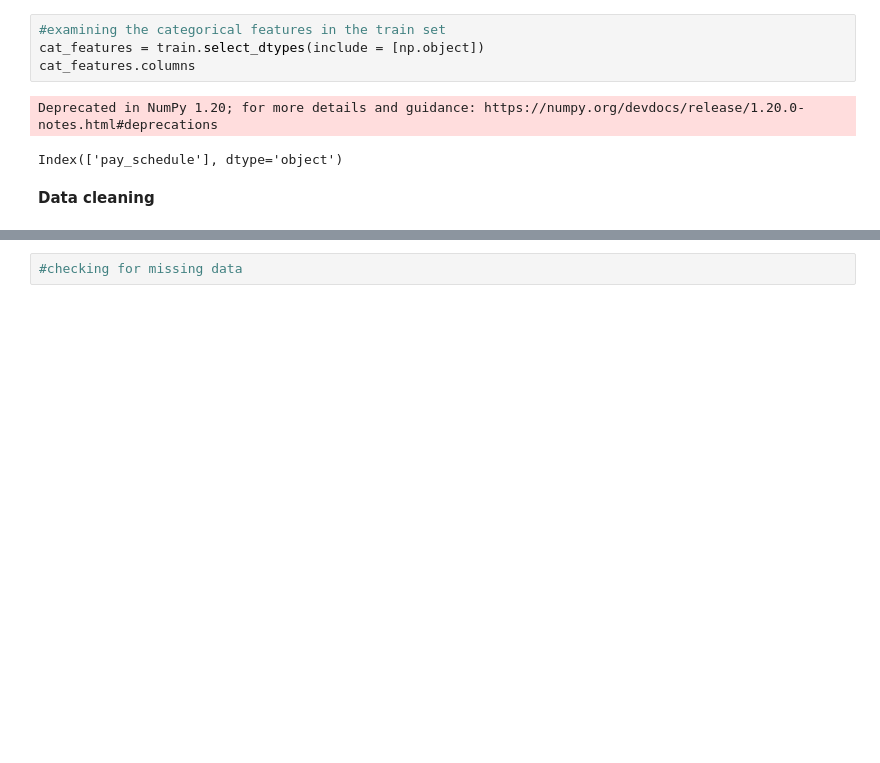
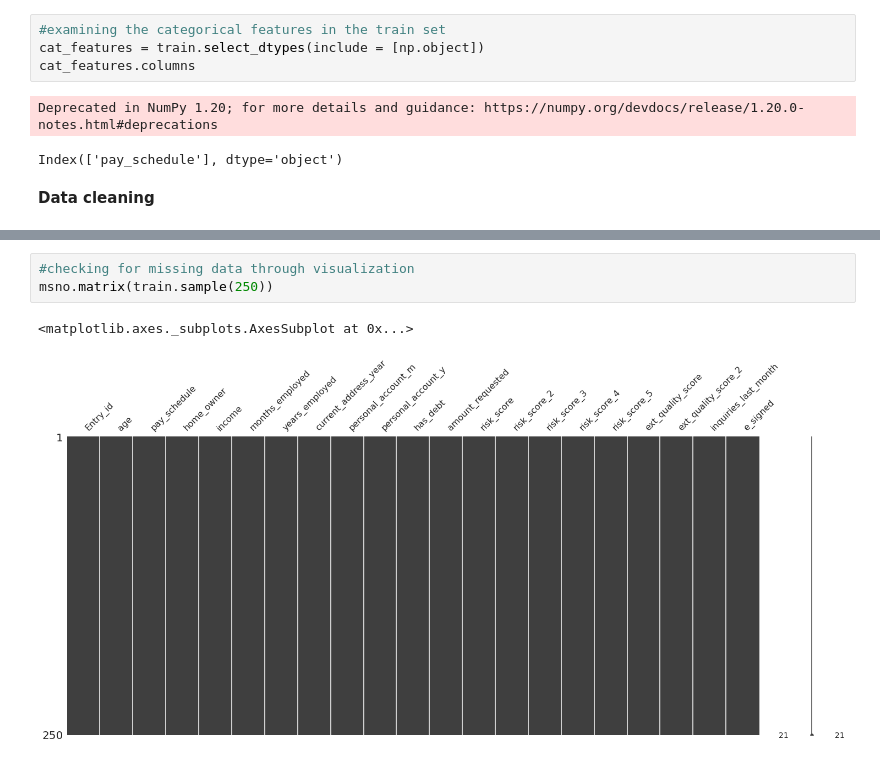
Before and after one commit to zreal135/Team_Pandas, a Jupyter notebook: Team_Pandas_DatafestAfrica_ML_Hackathon.ipynb, the cells around one changed output, grey strips where cells are left out. Drawn from its saved outputs; the diff is of its cells as text; blank space fills up the shorter version.

```diff
--- a/Team_Pandas_DatafestAfrica_ML_Hackathon.ipynb
+++ b/Team_Pandas_DatafestAfrica_ML_Hackathon.ipynb
@@ -179,2 +204,6 @@ Index(['pay_schedule'], dtype='object')
 # %%
-#checking for missing data
+#checking for missing data through visualization
+msno.matrix(train.sample(250))
+# %% [output]
+<matplotlib.axes._subplots.AxesSubplot at 0x...>
+[figure, added]
```
Also changed, not shown: parts of 3 cells of this notebook.
